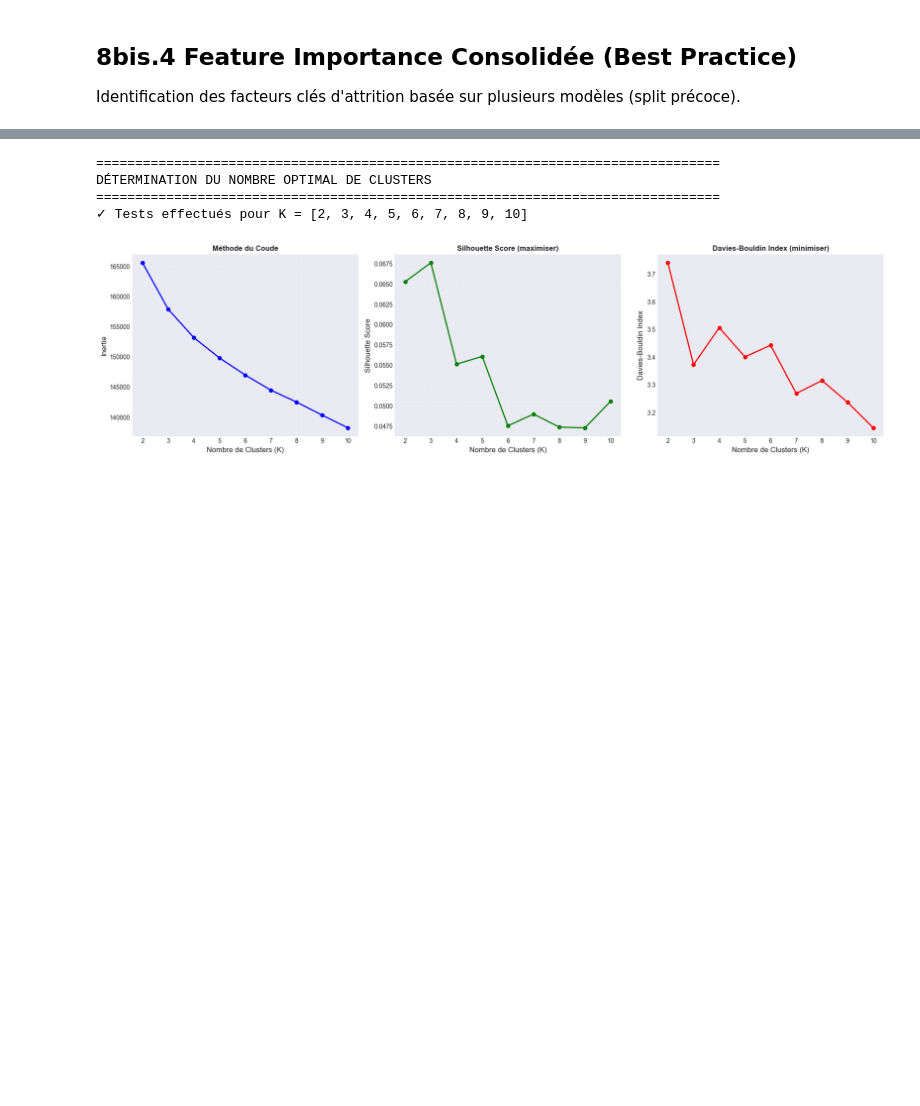
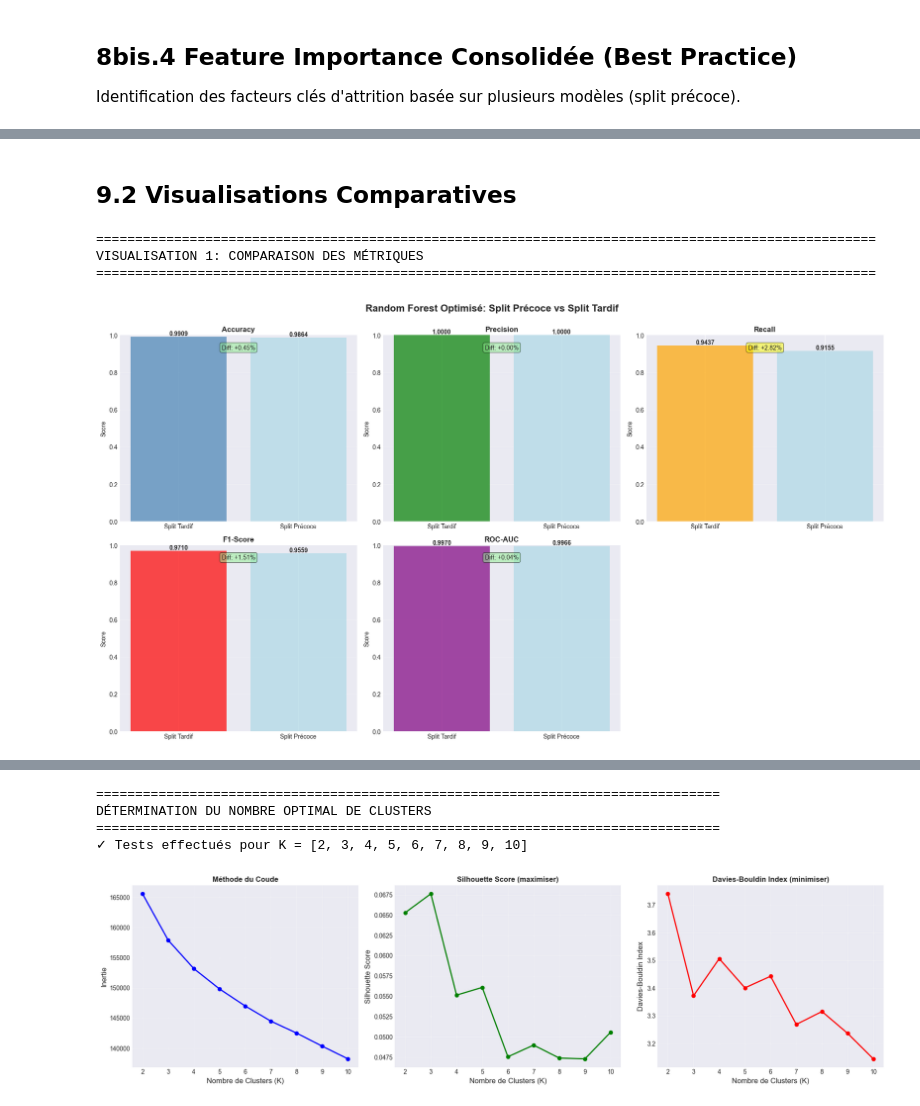
Before and after one commit to Zein-R/HumanForYou-Solution, a Jupyter notebook: Employee_Attrition_Analysis.ipynb, the cells around one changed output, grey strips where cells are left out. Cells and saved outputs as stored; diff of their text form; code cells hidden in the pictures; blank space fills up the shorter version.

```diff
--- a/Employee_Attrition_Analysis.ipynb
+++ b/Employee_Attrition_Analysis.ipynb
@@ -4794,0 +4999,51 @@ else:
+# %% [markdown]
+## 9.2 Visualisations Comparatives
+# %%
+# Visualisation 1: Comparaison des métriques principales
+print("=" * 100)
+print("VISUALISATION 1: COMPARAISON DES MÉTRIQUES")
+print("=" * 100)
+
+fig, axes = plt.subplots(2, 3, figsize=(18, 10))
+fig.suptitle('Random Forest Optimisé: Split Précoce vs Split Tardif',
+             fontsize=16, fontweight='bold', y=1.00)
+
+metrics_to_plot = ['Test_Accuracy', 'Precision', 'Recall', 'F1_Score', 'ROC_AUC']
+titles = ['Accuracy', 'Precision', 'Recall', 'F1-Score', 'ROC-AUC']
+colors = ['steelblue', 'green', 'orange', 'red', 'purple']
+
+for idx, (metric, title, color) in enumerate(zip(metrics_to_plot, titles, colors)):
+    ax = axes[idx // 3, idx % 3]
+
+    values = [rf_tardif_metrics[metric], rf_precoce_metrics[metric]]
+    bars = ax.bar(['Split Tardif', 'Split Précoce'], values, color=[color, 'lightblue'], alpha=0.7)
+
+    # Ajouter les valeurs sur les barres
+    for i, (bar, val) in enumerate(zip(bars, values)):
+        height = bar.get_height()
+        ax.text(bar.get_x() + bar.get_width()/2., height,
+                f'{val:.4f}',
+                ha='center', va='bottom', fontweight='bold', fontsize=10)
+
+    # Ajouter la différence
+    diff = difference[metric]
+    diff_text = f'Diff: {diff*100:+.2f}%'
+    ax.text(0.5, 0.95, diff_text, transform=ax.transAxes,
+            ha='center', va='top', fontsize=10,
+            bbox=dict(boxstyle='round', facecolor='yellow' if abs(diff*100) > 2 else 'lightgreen', alpha=0.5))
+
+    ax.set_title(title, fontweight='bold', fontsize=12)
+    ax.set_ylim([0, 1.0])
+    ax.set_ylabel('Score')
+    ax.grid(axis='y', alpha=0.3)
+
+# Masquer le dernier subplot non utilisé
+axes[1, 2].axis('off')
+
+plt.tight_layout()
+plt.show()
+# %% [output]
+====================================================================================================
+VISUALISATION 1: COMPARAISON DES MÉTRIQUES
+====================================================================================================
+[figure, added]
```
Also changed, not shown: parts of 24 cells of this notebook, 1 other file.
